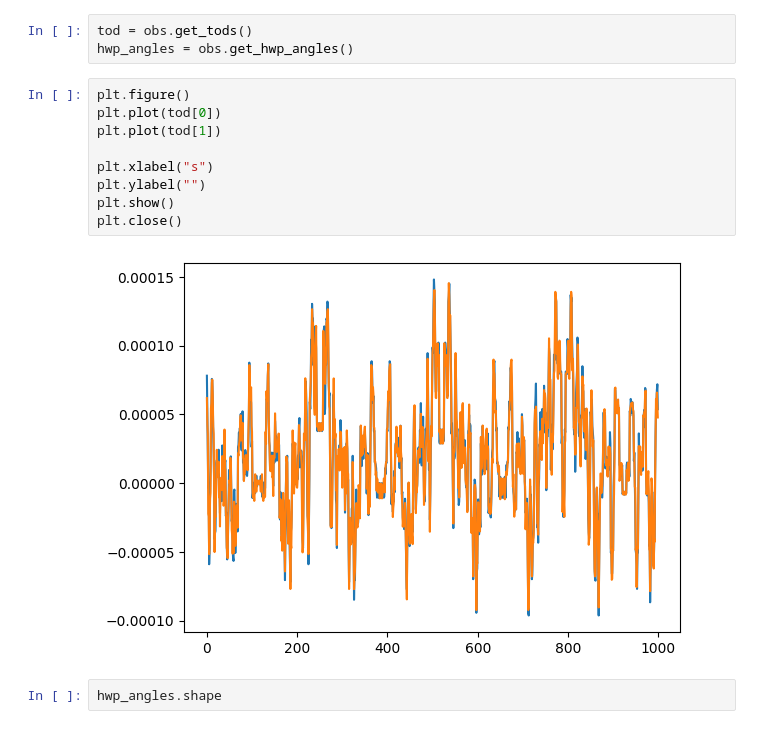
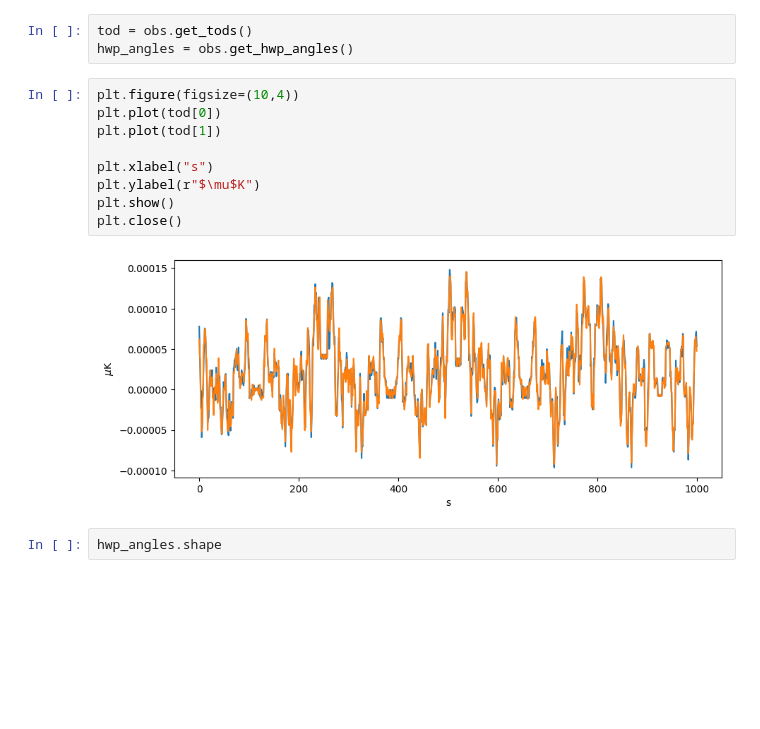
Before and after one commit to binhola/binkathon, a Jupyter notebook: mapmaking-300326-starting.ipynb, the cells around one changed output. Drawn from its saved outputs; the diff is of its cells as text; blank space fills up the shorter version.

```diff
--- a/mapmaking-300326-starting.ipynb
+++ b/mapmaking-300326-starting.ipynb
@@ -16,16 +16,16 @@ obs = ToastObservation.from_file(filename)
 tod = obs.get_tods()
 hwp_angles = obs.get_hwp_angles()
 # %%
-plt.figure()
+plt.figure(figsize=(10,4))
 plt.plot(tod[0])
 plt.plot(tod[1])
 
 plt.xlabel("s")
-plt.ylabel("")
+plt.ylabel(r"$\mu$K")
 plt.show()
 plt.close()
 # %% [output]
-[figure, old version]
+[figure, new version]
 # %%
 hwp_angles.shape
 # %% [output]
```
Also changed, not shown: parts of 1 cell of this notebook.
